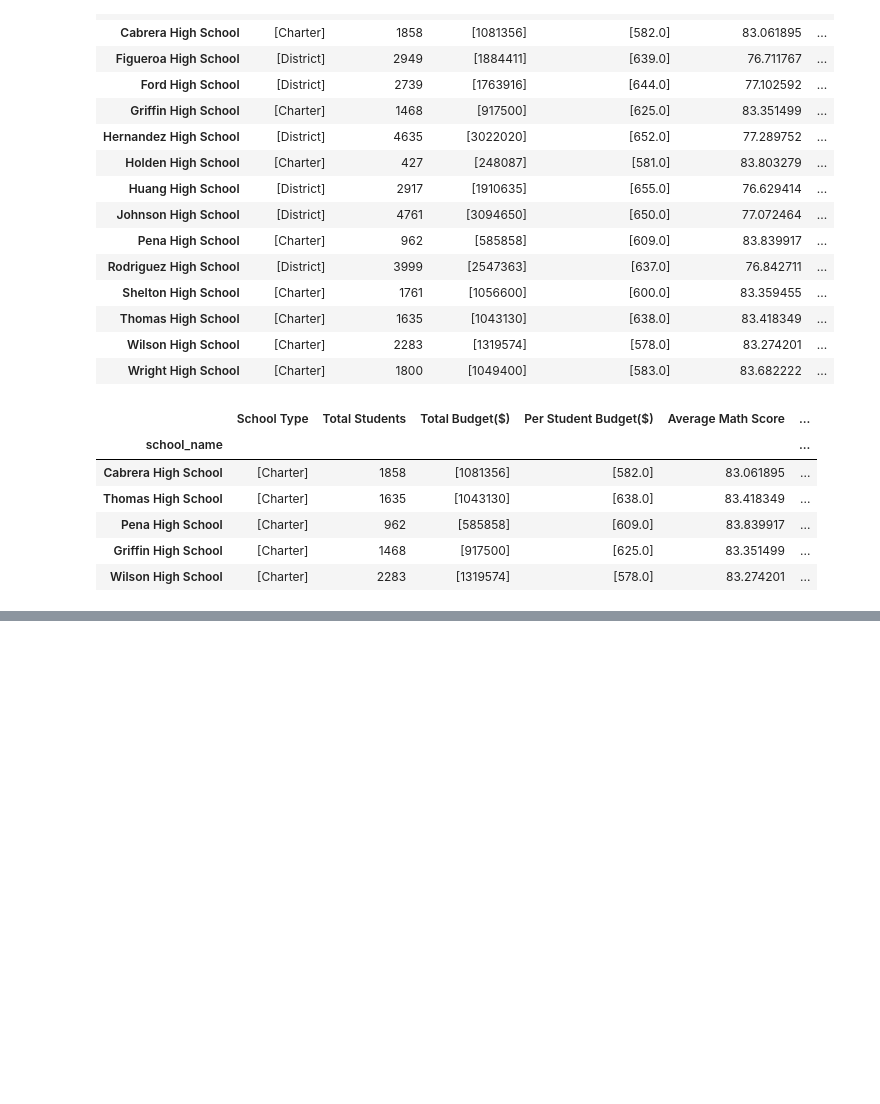
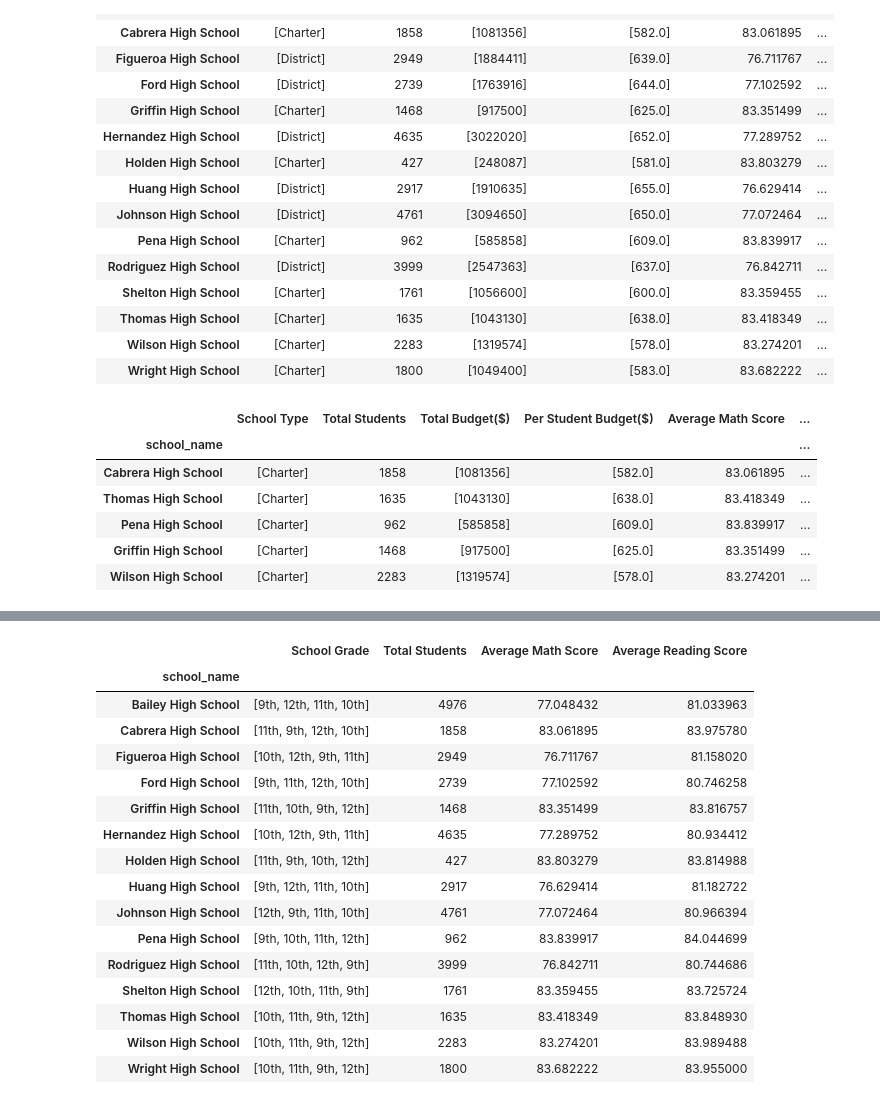
Before and after one commit to zovel/academyofpy, a Jupyter notebook: Academy of Py Code.ipynb, the cells around one changed output, grey strips where cells are left out. Cells and saved outputs as stored; diff of their text form; code cells hidden in the pictures; blank space fills up the shorter version.

Commit message:
attempted scores per grade

```diff
--- a/Academy of Py Code.ipynb
+++ b/Academy of Py Code.ipynb
@@ -191,9 +207,48 @@ performance_df.head()
 # %%
 #Create a table that lists the average Math Score for students of each grade level (9th, 10th, 11th, 12th) at each school.
     #Create a pandas series for each grade. Hint: use a conditional statement.
+    #School Type
+school_grade=school_data_complete.groupby("school_name")["grade"].unique()
+
+#Total Students
+total_students=school_data_complete.groupby("school_name")["student_name"].count()
+
+#Average Math Score
+average_math_score=school_data_complete.groupby("school_name")["math_score"].mean()
+
+#Average Reading score
+average_reading_score=school_data_complete.groupby("school_name")["reading_score"].mean()
+
+#Create a dataframe to hold the above results
+school_summary2=pd.DataFrame(
+    {"School Grade": school_grade,
+     "Total Students": total_students,
+     "Average Math Score": average_math_score,
+     "Average Reading Score": average_reading_score,
+    }
+)
+school_summary2
     #Group each series by school
     #Combine the series into a dataframe
     #Optional: give the displayed data cleaner formatting
+# %% [output]
+|  | School Grade | Total Students | Average Math Score | Average Reading Score |
+| school_name |  |  |  |  |
+| Bailey High School | [9th, 12th, 11th, 10th] | 4976 | 77.048432 | 81.033963 |
+| Cabrera High School | [11th, 9th, 12th, 10th] | 1858 | 83.061895 | 83.975780 |
+| Figueroa High School | [10th, 12th, 9th, 11th] | 2949 | 76.711767 | 81.158020 |
+| Ford High School | [9th, 11th, 12th, 10th] | 2739 | 77.102592 | 80.746258 |
+| Griffin High School | [11th, 10th, 9th, 12th] | 1468 | 83.351499 | 83.816757 |
+| Hernandez High School | [10th, 12th, 9th, 11th] | 4635 | 77.289752 | 80.934412 |
+| Holden High School | [11th, 9th, 10th, 12th] | 427 | 83.803279 | 83.814988 |
+| Huang High School | [9th, 12th, 11th, 10th] | 2917 | 76.629414 | 81.182722 |
+| Johnson High School | [12th, 9th, 11th, 10th] | 4761 | 77.072464 | 80.966394 |
+| Pena High School | [9th, 10th, 11th, 12th] | 962 | 83.839917 | 84.044699 |
+| Rodriguez High School | [11th, 10th, 12th, 9th] | 3999 | 76.842711 | 80.744686 |
+| Shelton High School | [12th, 10th, 11th, 9th] | 1761 | 83.359455 | 83.725724 |
+| Thomas High School | [10th, 11th, 9th, 12th] | 1635 | 83.418349 | 83.848930 |
+| Wilson High School | [10th, 11th, 9th, 12th] | 2283 | 83.274201 | 83.989488 |
+| Wright High School | [10th, 11th, 9th, 12th] | 1800 | 83.682222 | 83.955000 |
 # %%
 #Scores by School Spending
 #Create a table that breaks down school performances based on average Spending Ranges (Per Student). Use 4 reasonable bins to group school spending. Include in the table each of the following:
```
Also changed, not shown: parts of 4 cells of this notebook.
